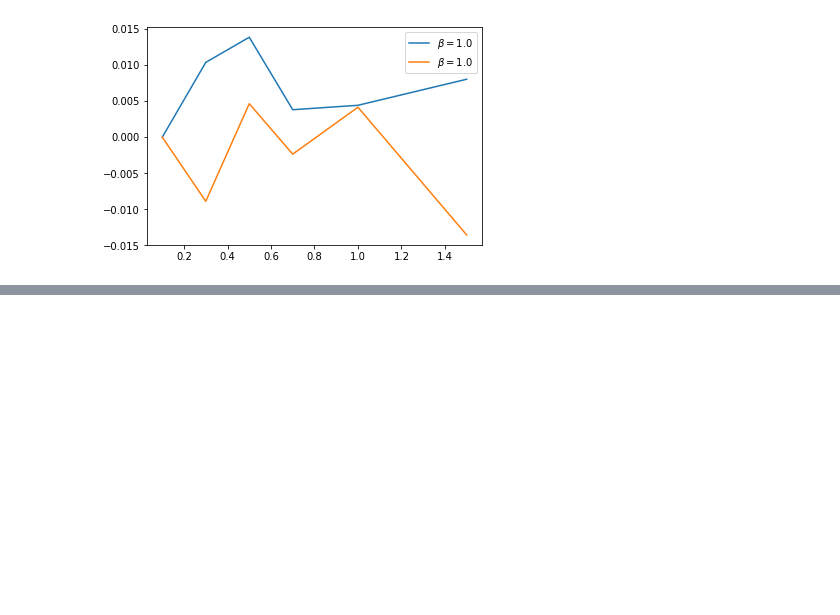
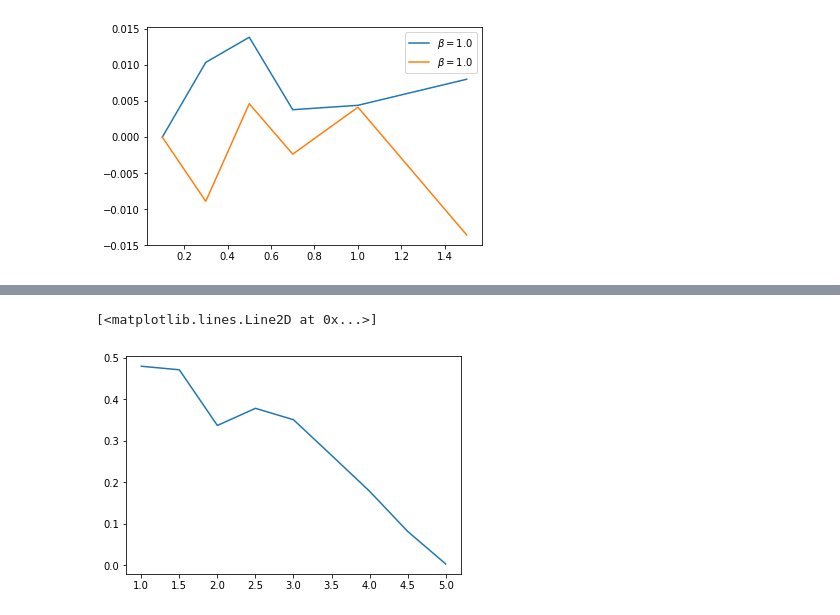
Before and after one commit to forero/BetaEntropy, a Jupyter notebook: code/compute_entropy.ipynb, the cells around one changed output, grey strips where cells are left out. Cells and saved outputs as stored; diff of their text form; code cells hidden in the pictures; blank space fills up the shorter version.

```diff
--- a/code/compute_entropy.ipynb
+++ b/code/compute_entropy.ipynb
@@ -162,3 +162,29 @@ plt.legend()
 # %% [output]
 <matplotlib.legend.Legend at 0x...>
 [figure]
+# %%
+z_list = ["0.100"]
+beta_values = [1.0, 1.5, 2.0, 2.5, 3.0, 3.5, 4.0, 4.5, 5.0]
+
+index_files = {}
+in_files = {}
+
+for i in beta_values:
+    index_files[i] = {}
+    in_files[i] = {}
+for z in z_list:
+    pos_filename = "sphere_00_stdcosmo_norsd_z{}.dat".format(z)
+    for i in beta_values:
+        index_files[i][z], in_files[i][z] = run_beta_skel(pos_filename, beta=i)
+
+
+random_index_files = {}
+random_in_files = {}
+
+for i in beta_values:
+    random_index_files[i] = {}
+    random_in_files[i] = {}
+for z in z_list:
+    pos_filename = "random_sphere_00_stdcosmo_norsd_z{}.dat".format(z)
+    for i in beta_values:
+        random_index_files[i][z], random_in_files[i][z] = run_beta_skel(pos_filename, beta=i)
@@ -164,0 +198,11 @@ plt.legend()
+# %%
+entropy_values = {}
+random_entropy_values = {}
+for i in z_list:
+    entropy_values[i] = []
+    random_entropy_values[i] = []
+
+for z in z_list:
+    for i in beta_values:
+        entropy_values[z].append(get_entropy_beta_skel(in_files[i][z], index_files[i][z]))
+        random_entropy_values[z].append(get_entropy_beta_skel(random_in_files[i][z], random_index_files[i][z]))
@@ -164,0 +227,5 @@ plt.legend()
+# %%
+plt.plot(beta_values, np.array(random_entropy_values['0.100'])-np.array(entropy_values['0.100']))
+# %% [output]
+[<matplotlib.lines.Line2D at 0x...>]
+[figure, added]
```
Also changed, not shown: parts of 3 cells of this notebook.
